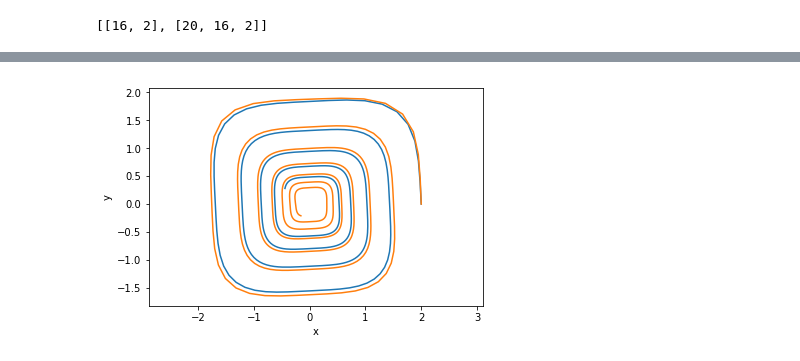
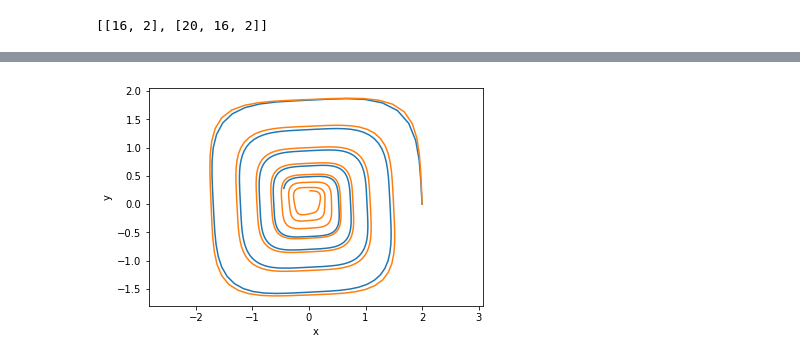
Before and after one commit to kmkolasinski/deep-learning-notes, a Jupyter notebook: seminars/Neural-ODE/1.Demo_spiral.ipynb, the cells around one changed output, grey strips where cells are left out. Saved outputs shown, nothing was run; the diff lists cells and outputs as text; code cells hidden in the pictures.

```diff
--- a/seminars/Neural-ODE/1.Demo_spiral.ipynb
+++ b/seminars/Neural-ODE/1.Demo_spiral.ipynb
@@ -216,6 +215,6 @@ plt.plot(loss_history)
 # %%
-neural_ode_extrapolation =  NeuralODE(model, t = np.linspace(0, 200.0, 3 * data_size))
+neural_ode_extrapolation =  NeuralODE(model, t = np.linspace(0, 150.0, 5 * data_size))
 yN, states_history_model = neural_ode_extrapolation.forward(true_y0, return_states="numpy")
 plot_spiral([true_y, np.concatenate(states_history_model)])
 # %% [output]
-[figure, old version]
+[figure, new version]
```
Also changed, not shown: parts of 11 cells of this notebook, 6 other files.
